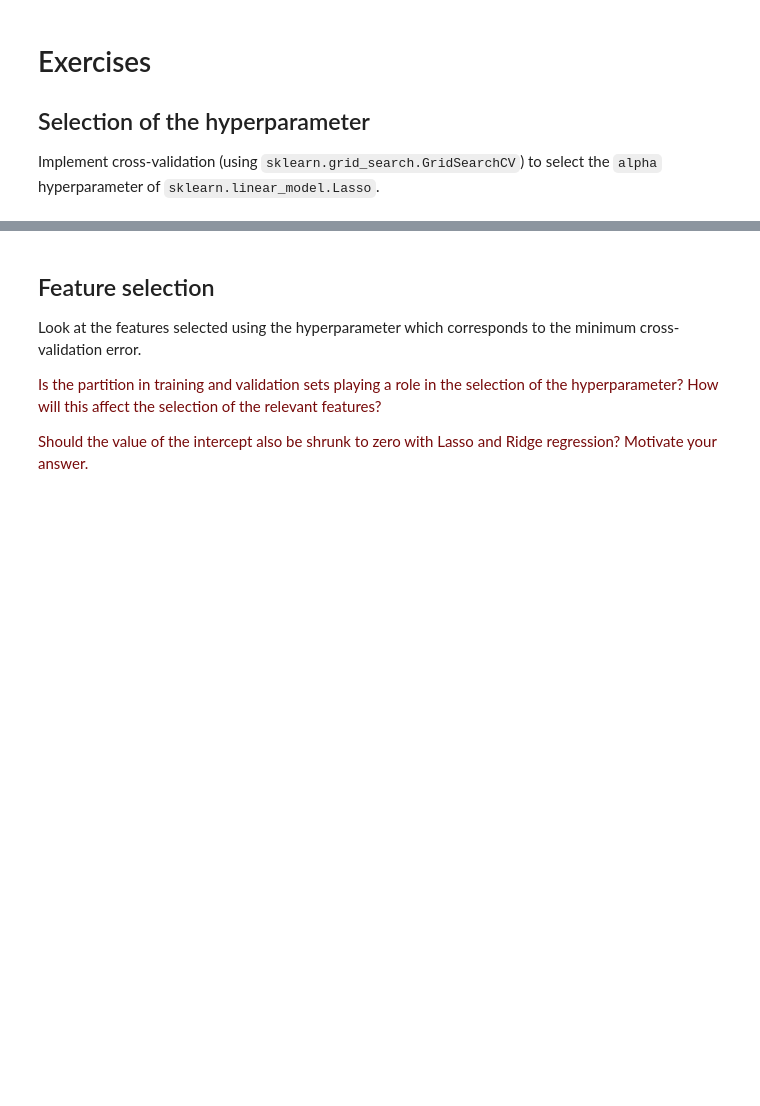
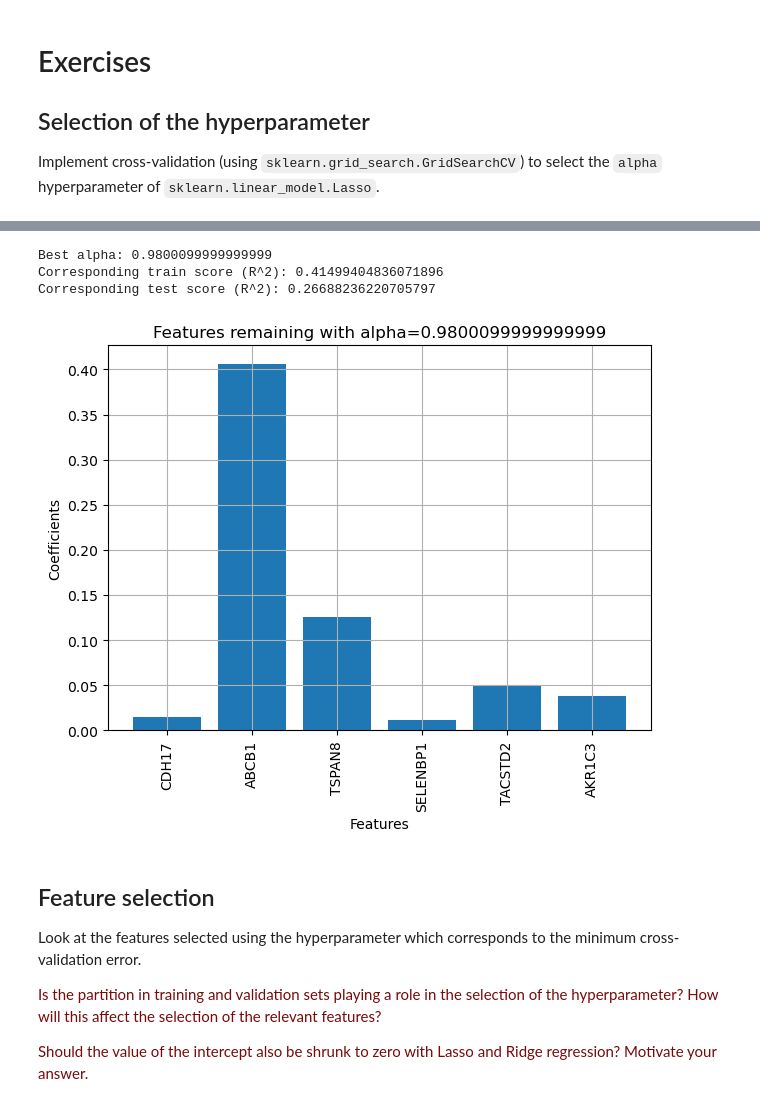
Before and after one commit to lucazini03/ml-for-medical-imaging, a Jupyter notebook: week_3_featureselection.ipynb, the cells around one changed output, grey strips where cells are left out. Drawn from its saved outputs; the diff is of its cells as text; code cells hidden in the pictures; blank space fills up the shorter version.

Commit message:
response feature selection

```diff
--- a/week_3_featureselection.ipynb
+++ b/week_3_featureselection.ipynb
@@ -377,3 +377,40 @@ Corresponding test score: -5.8086498193413645
+# %%
+from sklearn.model_selection import train_test_split
+from sklearn.linear_model import LassoCV
+import matplotlib.pyplot as plt
+import numpy as np
+
+# Split data
+X = gene_expression
+y = drug_response
+X_train, X_test, y_train, y_test = train_test_split(X, y, test_size=0.3, random_state=42)
+
+# Initialize LassoCV with alpha range and 5-fold CV
+alphas = np.arange(0.00001, 1, 0.01)
+lasso_cv = LassoCV(alphas=alphas, cv=5, tol=1e-2)
+lasso_cv.fit(X_train, y_train)
+
+print("Best alpha:", lasso_cv.alpha_)
+print("Corresponding train score (R^2):", lasso_cv.score(X_train, y_train))
+print("Corresponding test score (R^2):", lasso_cv.score(X_test, y_test))
+
+# Plot the coefficients of remaining features
+lasso_coef = np.abs(lasso_cv.coef_)
+names = X.columns.values[np.where(lasso_coef != 0.0)]
+
+plt.figure(figsize=[7,5])
+plt.bar(names, lasso_coef[np.where(lasso_coef != 0.0)])
+plt.xticks(rotation=90)
+plt.grid()
+plt.title("Features remaining with alpha={}".format(lasso_cv.alpha_))
+plt.xlabel("Features")
+plt.ylabel("Coefficients")
+plt.show()
+# %% [output]
+Best alpha: 0.9800099999999999
+Corresponding train score (R^2): 0.41499404836071896
+Corresponding test score (R^2): 0.26688236220705797
+[figure, added]
 # %% [markdown]
 ## Feature selection
 
```
Also changed, not shown: parts of 8 cells of this notebook, 1 other file.
